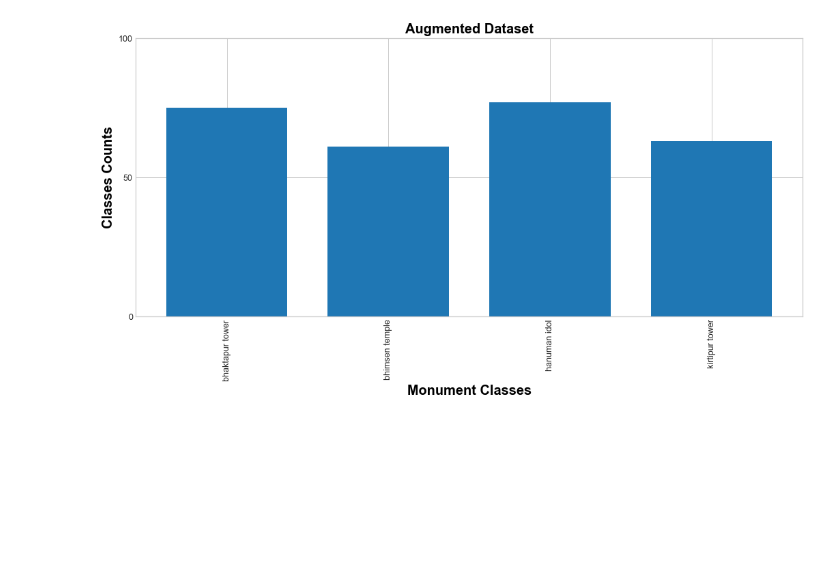
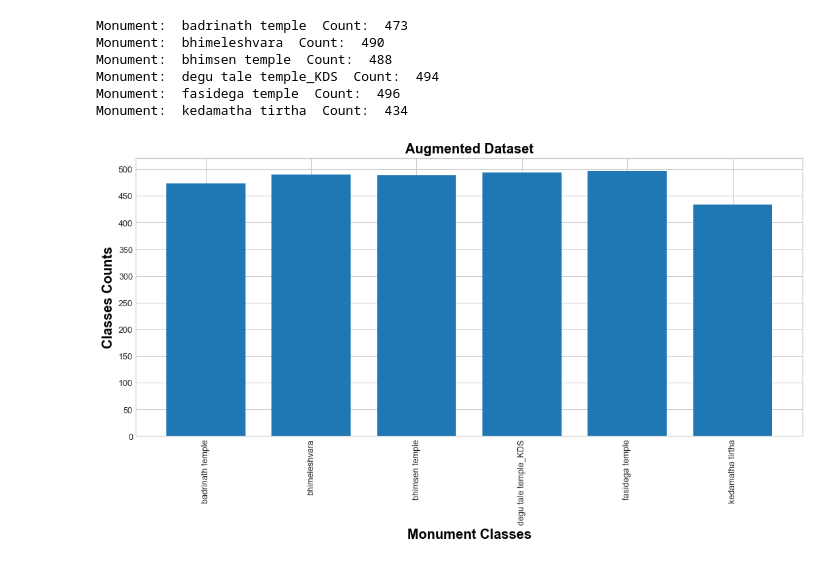
Before and after one commit to kaledai069/Monument-Detection-using-Single-Shot-Object-Detectors, a Jupyter notebook: helper/Previous Accumulated Files/Analyze Image Dataset.ipynb, the cells around one changed output. Saved outputs shown, nothing was run; the diff lists cells and outputs as text; code cells hidden in the pictures; blank space fills up the shorter version.

```diff
--- a/helper/Previous Accumulated Files/Analyze Image Dataset.ipynb
+++ b/helper/Previous Accumulated Files/Analyze Image Dataset.ipynb
@@ -15,7 +15,7 @@ from tqdm import tqdm
 from pprint import pprint
 random.seed(10)
 # %%
-ORI_BASE_DIR = r"F:\Minor Data Collection\Final Image Data\Monument Original\Original Image Dataset"
+ORI_BASE_DIR = r"F:\Minor Data Collection\Final Image Data\Monument Original\Augmented Image Dataset (2nd try)"
 annotation_path = 'Annotations'
 jpg_image_path = 'JPEGImages'
 ignore_list = ['kotilingeshvara', 'til mahadev narayan temple', 'king statue']
@@ -79,6 +79,12 @@ def xml_to_bar_chart(path, count_thres = 80, print_plot = None):
     plt.title('Augmented Dataset', fontdict=font)
     plt.show()
 # %%
-xml_to_bar_chart(os.path.join(ORI_BASE_DIR, annotation_path), 80)
+xml_to_bar_chart(os.path.join(ORI_BASE_DIR, annotation_path), 500)
 # %% [output]
+Monument:  badrinath temple  Count:  473
+Monument:  bhimeleshvara  Count:  490
+Monument:  bhimsen temple  Count:  488
+Monument:  degu tale temple_KDS  Count:  494
+Monument:  fasidega temple  Count:  496
+Monument:  kedamatha tirtha  Count:  434
-[figure, old version]
+[figure, new version]
```
Also changed, not shown: parts of 1 cell of this notebook, 1 other file.
